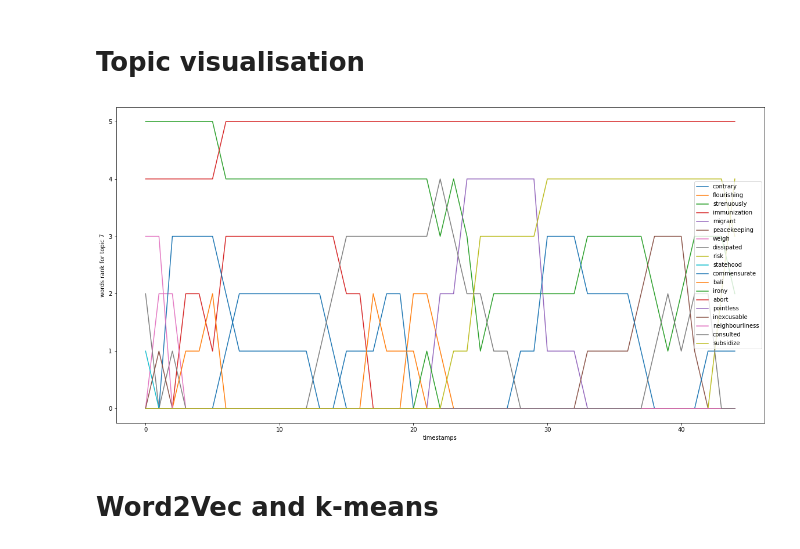
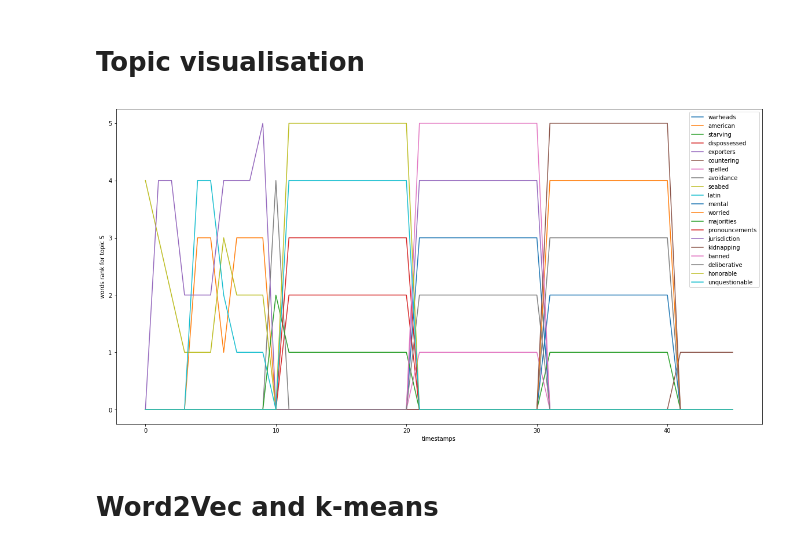
Before and after one commit to alexandredupuy-zini/dynamic-topic-modeling, a Jupyter notebook: notebooks/kmeans.ipynb, the cells around one changed output. Saved outputs shown, nothing was run; the diff lists cells and outputs as text; code cells hidden in the pictures.

```diff
--- a/notebooks/kmeans.ipynb
+++ b/notebooks/kmeans.ipynb
@@ -190,6 +618,6 @@ pickle.dump(cluster_terms, open( "wsize5_nogram.p", "wb" ))
 # %%
 cluster_terms = pickle.load(open( "wsize5_nogram.p", "rb" ))
 # %%
-for i in range(44):
-    print(cluster_terms[i][9])
+for i in range(46):
+    print(cluster_terms_sw5[i][6][:5])
 # %% [output]
@@ -219,2 +644,0 @@ pickle.dump(cluster_terms, open( "wsize10_nogram.p", "wb" ))
-# %%
-cluster_terms = pickle.load(open( "wsize10_nogram.p", "rb" ))
@@ -221,4 +706,4 @@ cluster_terms = pickle.load(open( "wsize10_nogram.p", "rb" ))
 # %%
-for i in range(44):
-    print(cluster_terms[i][8])
+for i in range(46):
+    print(cluster_terms_sw5[i][6][:5])
 # %% [output]
@@ -251,35 +744,45 @@ import matplotlib.pyplot as plt
 import pickle
 cluster_terms = pickle.load(open( "wsize5_nogram.p", "rb" ))
 # %%
-def print_top_terms(n_topic, n_terms, max_t, cluster_terms):
-    words = []
-    for x in cluster_terms:
-        words.extend(x[n_topic])
+def print_top_terms(n_topic, n_terms, max_t,cluster_terms):
+    dic={}
+    for tt in range(max_t) :
+        for word in cluster_terms_sw5[tt][n_topic] :
+            if word in dic.keys() :
 
-    words = {e:[0] * max_t for e in set(words)}
+                dic[word]+=1
+            else :
+                dic[word]=1
 
+    dic_sorted={k: v for k, v in sorted(dic.items(), key=lambda item: item[1],reverse=True)}
+
+    top_words=list(dic_sorted.keys())[:20]
+
+    words = {e:[0] * max_t for e in set(top_words)}
     for i in range(max_t):
-        for word in cluster_terms[i][n_topic]:
-            words[word][i] = n_terms - cluster_terms[i][n_topic].index(word)
+        for word in top_words:
+            try :
+                words[word][i] = cluster_terms[i][n_topic].index(word)+1
+            except :
+                words[word][i]=0
 
     x = range(max_t)
 
     plt.figure(figsize=(20,10))
     plt.xlabel("timestamps")
     plt.ylabel("words rank for topic %d"% n_topic)
-
     for word, ranks in words.items():
         plt.plot(x, ranks, label = word)
     plt.legend()
     plt.show()
 # %%
-n_topic = 7
+
+n_topic = 5
 n_terms = 5
-max_t = timestamp_train.max().values[0]
-
-print_top_terms(n_topic, n_terms, max_t, cluster_terms)
+max_t = len(np.unique(timestamp))
+print_top_terms(n_topic, n_terms, max_t, cluster_terms_sw5)
 # %% [output]
-[figure, old version]
+[figure, new version]
 # %% [markdown]
 # Word2Vec and k-means
 # %%
```
Also changed, not shown: parts of 73 cells of this notebook, 2 other files.
